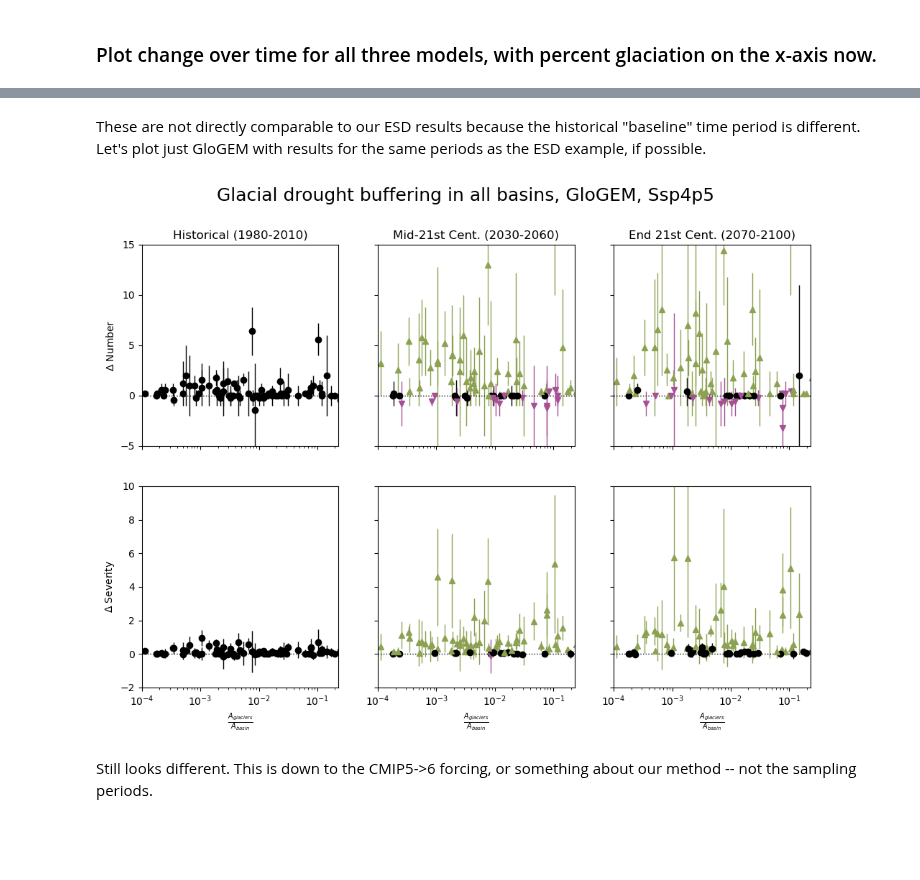
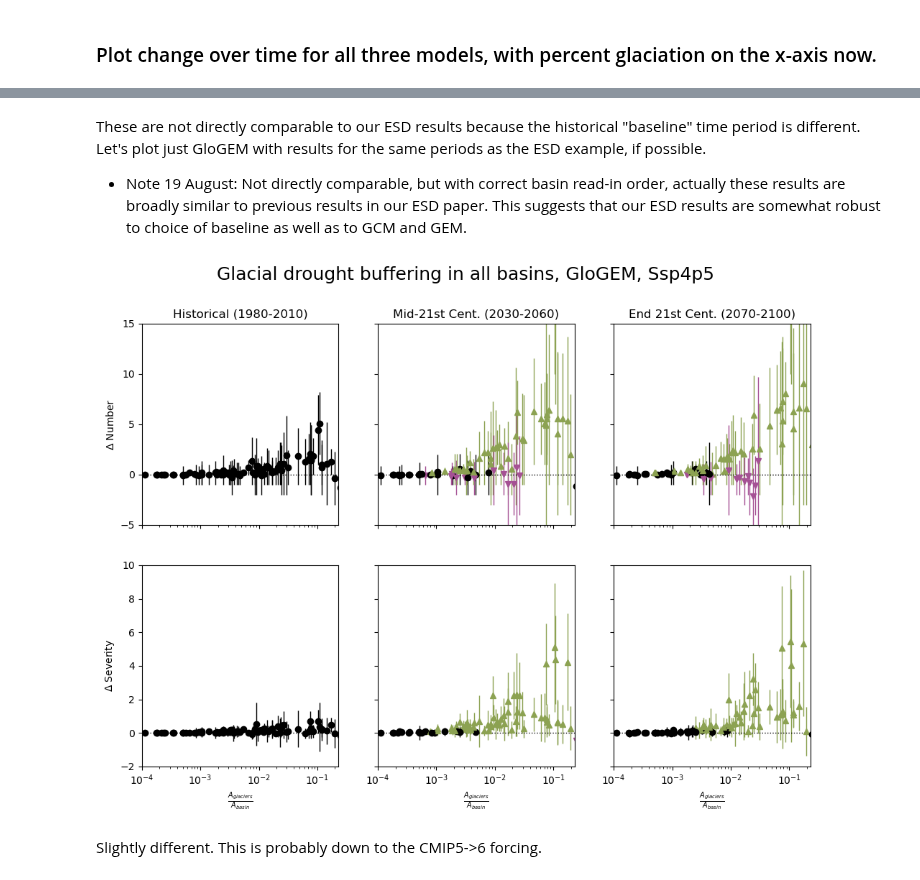
Before and after one commit to ehultee/glacial-SPEI, a Jupyter notebook: 20231109-multi_GEM-drought_stats.ipynb, the cells around one changed output, grey strips where cells are left out. Cells and saved outputs as stored; diff of their text form; code cells hidden in the pictures; blank space fills up the shorter version.

```diff
--- a/20231109-multi_GEM-drought_stats.ipynb
+++ b/20231109-multi_GEM-drought_stats.ipynb
@@ -482,7 +212,7 @@ for increment in range(len(gmodels)):
 
         vol = initial_vols.loc[b,test_GEM]
 
-        for m in modelnames_provis:
+        for m in modelnames:
             number_b.append(basin_stats_bymodel_early[test_GEM][m][b][0][1]
                             -basin_stats_bymodel_early[test_GEM][m][b][0][0])
             number_midC.append(basin_stats_bymodel_midC[test_GEM][m][b][0][1]
@@ -610,7 +340,7 @@ for this_GEM, c in zip(gmodels, colorcode):
         # vol = initial_vols.loc[b,test_GEM]
         pg = percent_glaciated.loc[b]
 
-        for m in modelnames_provis:
+        for m in modelnames:
             number_b.append(basin_stats_bymodel_early[test_GEM][m][b][0][1]
                             -basin_stats_bymodel_early[test_GEM][m][b][0][0])
             number_midC.append(basin_stats_bymodel_midC[test_GEM][m][b][0][1]
@@ -692,7 +422,7 @@ for test_GEM, c in zip(gmodels, colorcode):
         severity_midC = []
         severity_endC = []
 
-        for m in modelnames_provis:
+        for m in modelnames:
             number_b.append(basin_stats_bymodel_early[test_GEM][m][b][0][1]
                             -basin_stats_bymodel_early[test_GEM][m][b][0][0])
             number_midC.append(basin_stats_bymodel_midC[test_GEM][m][b][0][1]
@@ -793,15 +523,17 @@ for test_GEM, c in zip(gmodels, colorcode):
 # %% [markdown]
 These are not directly comparable to our ESD results because the historical "baseline" time period is different.  Let's plot just GloGEM with results for the same periods as the ESD example, if possible.
+
+- Note 19 August: Not directly comparable, but with correct basin read-in order, actually these results are broadly similar to previous results in our ESD paper.  This suggests that our ESD results are somewhat robust to choice of baseline as well as to GCM and GEM.
 # %%
 basin_stats_GloGEM_hist = {m:
                              {b: gSPEI.basin_summary_stats(SPEI_basin_sorted_GEM['GloGEM'], basin_name=b, modelnames=[m], period=(1980,2010)) for b in basin_names}
-                             for m in modelnames_provis}
+                             for m in modelnames}
 basin_stats_GloGEM_midC = {m:
                             {b: gSPEI.basin_summary_stats(SPEI_basin_sorted_GEM['GloGEM'], basin_name=b, modelnames=[m], period=(2030,2060)) for b in basin_names}
-                             for m in modelnames_provis}
+                             for m in modelnames}
 
 basin_stats_GloGEM_endC = {m: {b: gSPEI.basin_summary_stats(SPEI_basin_sorted_GEM['GloGEM'], basin_name=b, modelnames=[m], period=(2070,2100)) for b in basin_names}
-                             for m in modelnames_provis}
+                             for m in modelnames}
 # %%
 # ## Composite of all stats over time
 color_fam = cm.get_cmap('tab20b')
@@ -826,7 +558,7 @@ for j, b in enumerate(basin_names):
     severity_midC = []
     severity_endC = []
 
-    for m in modelnames_provis:
+    for m in modelnames:
         number_b.append(basin_stats_GloGEM_hist[m][b][0][1]
                         -basin_stats_GloGEM_hist[m][b][0][0])
         number_midC.append(basin_stats_GloGEM_midC[m][b][0][1]
@@ -893,33 +625,33 @@ for j, b in enumerate(basin_names):
     ax2.errorbar(pg, np.nanmean(number_midC),
                  yerr=np.asarray(np.nanmean(number_midC)-np.nanmin(number_midC), np.nanmax(number_midC)-np.nanmean(number_midC)).transpose(),
                  color=midC_color_n, marker=midC_marker_n, lw=1.0)
     ax8.errorbar(pg, np.nanmean(severity_midC),
                  yerr=np.asarray(np.nanmean(severity_midC)-np.nanmin(severity_midC), np.nanmax(severity_midC)-np.nanmean(severity_midC)).transpose(),
                  color=midC_color_s, marker=midC_marker_s, lw=1.0)
     ## Third column: end of century
     ax3.errorbar(pg, np.nanmean(number_endC),
                  yerr=np.asarray(np.nanmean(number_endC)-np.nanmin(number_endC), np.nanmax(number_endC)-np.nanmean(number_endC)).transpose(),
                  color=endC_color_n, marker=endC_marker_n, lw=1.0)
     ax9.errorbar(pg, np.nanmean(severity_endC),
                  yerr=np.asarray(np.nanmean(severity_endC)-np.nanmin(severity_endC), np.nanmax(severity_endC)-np.nanmean(severity_endC)).transpose(),
                  color=endC_color_s, marker=endC_marker_s, lw=1.0)
 
 ax1.set(ylabel=r'$\Delta$ Number', title='Historical (1980-2010)',
        ylim=(-5,15), yticks=(-5, 0, 5, 10,15))
 ax2.set(title='Mid-21st Cent. (2030-2060)')
 ax3.set(title='End 21st Cent. (2070-2100)')
 ax7.set(ylabel=r'$\Delta$ Severity',
         xlabel=r'$\frac{A_{glaciers}}{A_{basin}}$',
        ylim=(-2,10), yticks=(-2, 0, 2, 4, 6, 8, 10))
 ax8.set(xlabel=r'$\frac{A_{glaciers}}{A_{basin}}$')
 ax9.set(xlabel=r'$\frac{A_{glaciers}}{A_{basin}}$')
 for ax in (ax1,ax2,ax3,
            ax7,ax8,ax9):
     ax.axhline(0, ls=':', lw=1.0, color='k')
     ax.set(xscale='log', xlim=(1E-4, 0.23))
 fig3.suptitle('Glacial drought buffering in all basins, {}, {}'.format(test_GEM, scen), fontsize=18)
 plt.savefig('/Users/Lizz/Desktop/{}-drought_buffering_timeslices-ESD_periods-{}_{}'.format(datetime.date.today(), test_GEM, scen))
 # %% [output]
-[figure, old version]
+[figure, new version]
 # %% [markdown]
-Still looks different.  This is down to the CMIP5->6 forcing, or something about our method -- not the sampling periods.
+Slightly different.  This is probably down to the CMIP5->6 forcing.
```
Also changed, not shown: parts of 21 cells of this notebook.
